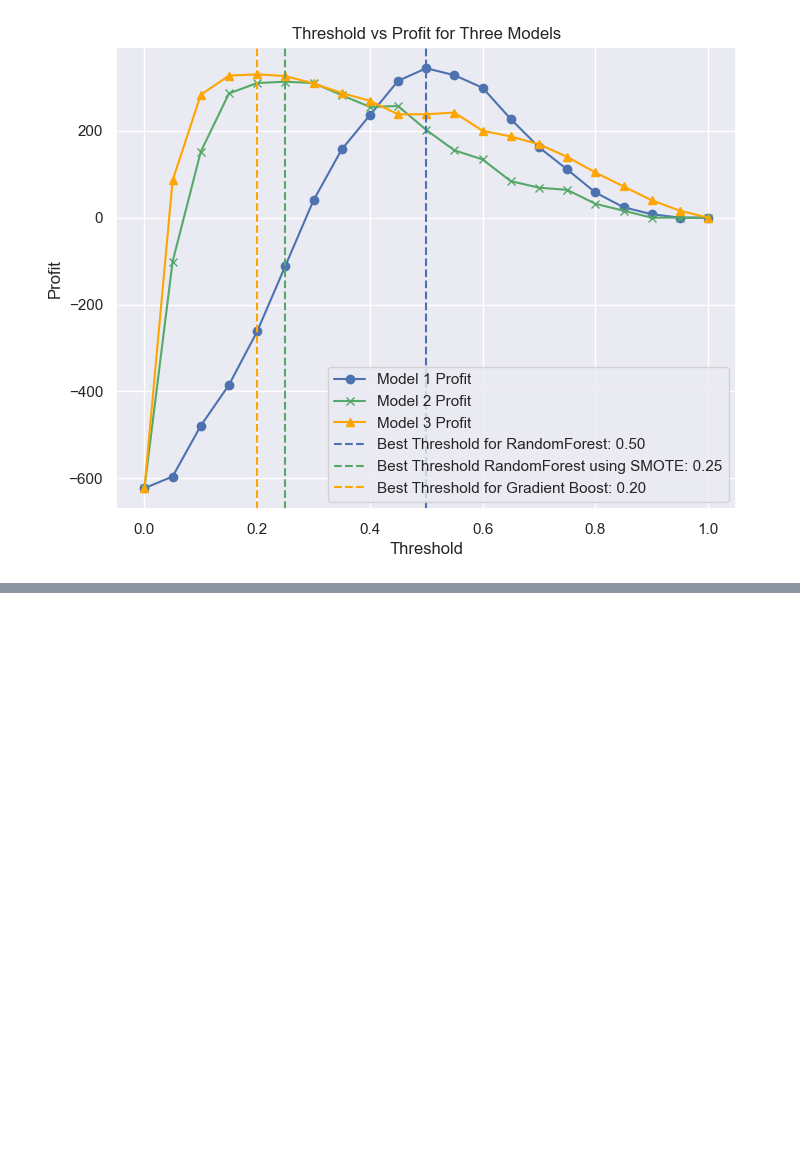
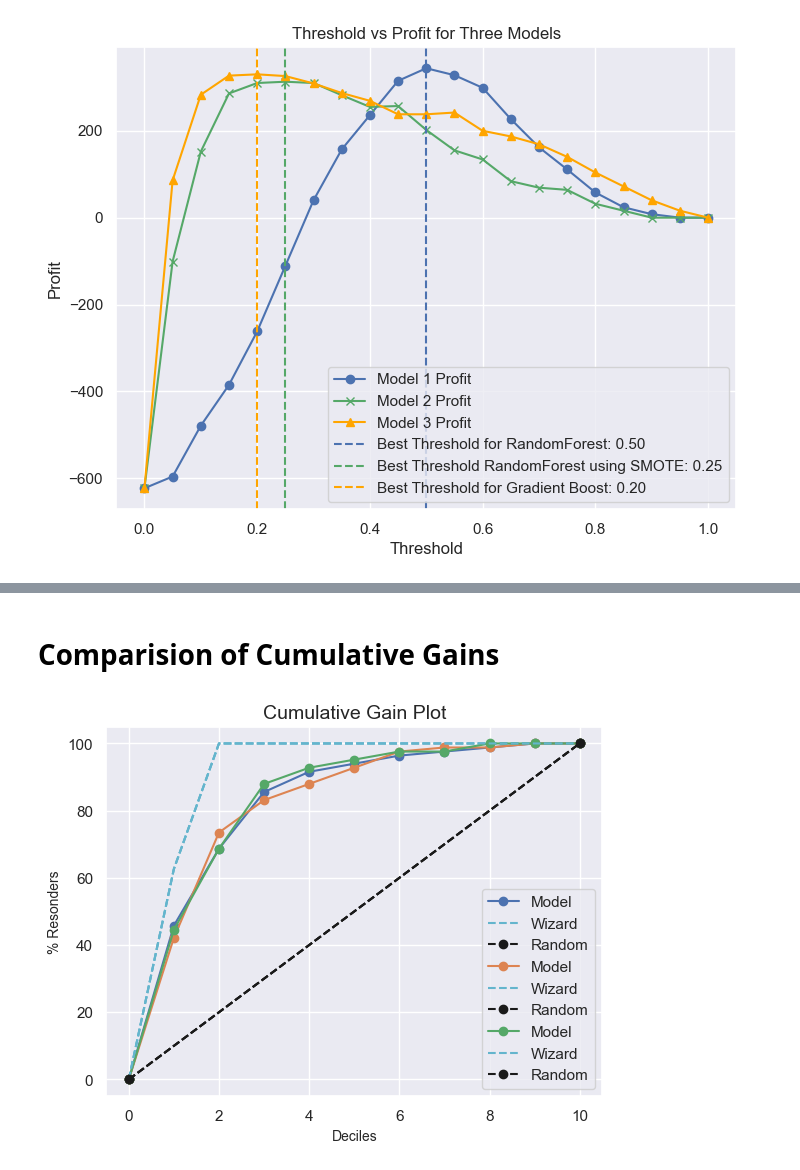
Before and after one commit to szba-ds/iFood-Data-Aanalyst-Case-Using-Classification-Algorithms, a Jupyter notebook: Classifiers.ipynb, the cells around one changed output, grey strips where cells are left out. Saved outputs shown, nothing was run; the diff lists cells and outputs as text; code cells hidden in the pictures; blank space fills up the shorter version.

```diff
--- a/Classifiers.ipynb
+++ b/Classifiers.ipynb
@@ -387,0 +420,8 @@ plt.show()
+# %% [markdown]
+# Comparision of Cumulative Gains
+# %%
+kds.metrics.plot_cumulative_gain(y_test, rf_probs_smote[:,1])
+kds.metrics.plot_cumulative_gain(y_test, rf_probs[:,1])
+kds.metrics.plot_cumulative_gain(y_test, xgb_probs[:,1])
+# %% [output]
+[figure, added]
```
Also changed, not shown: parts of 4 cells of this notebook.
